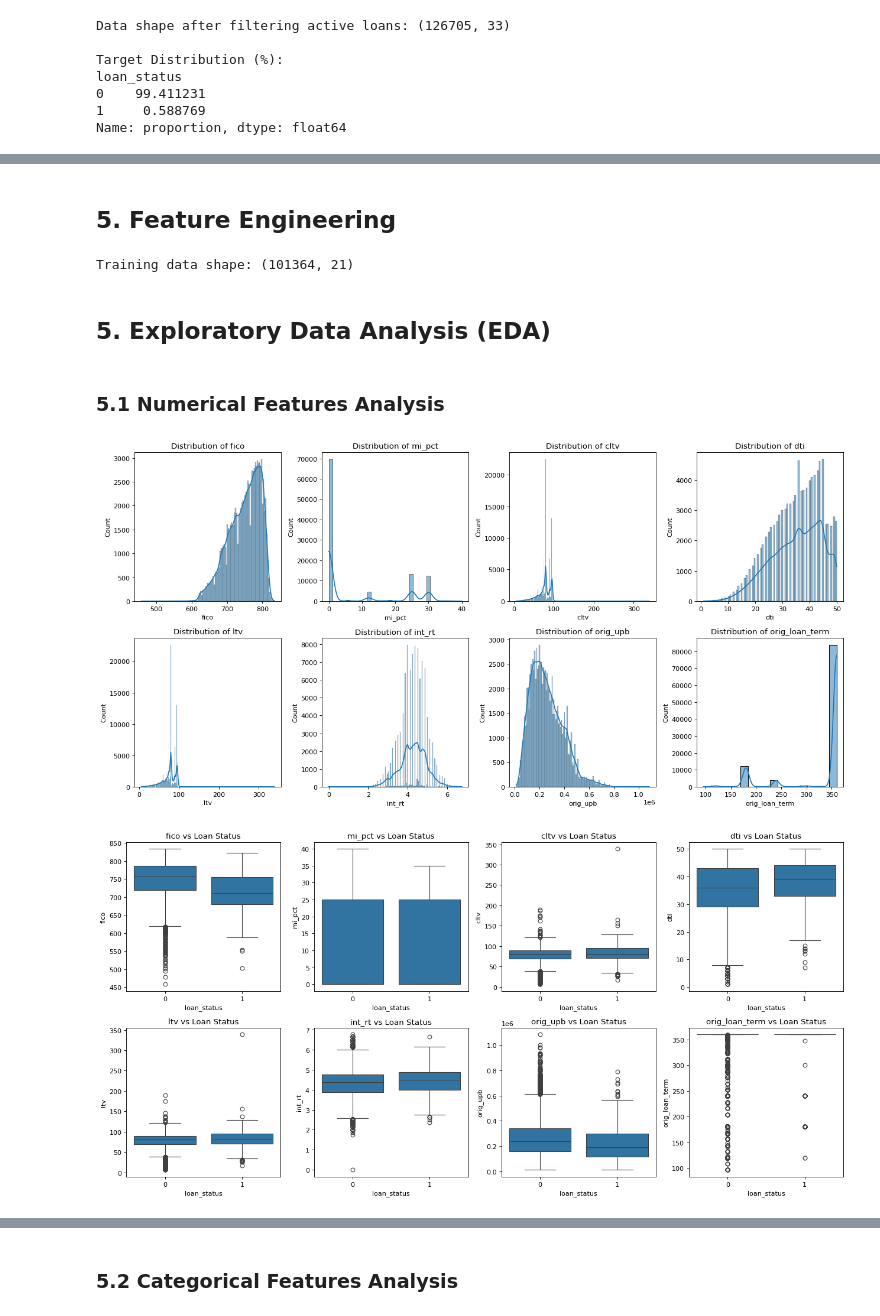
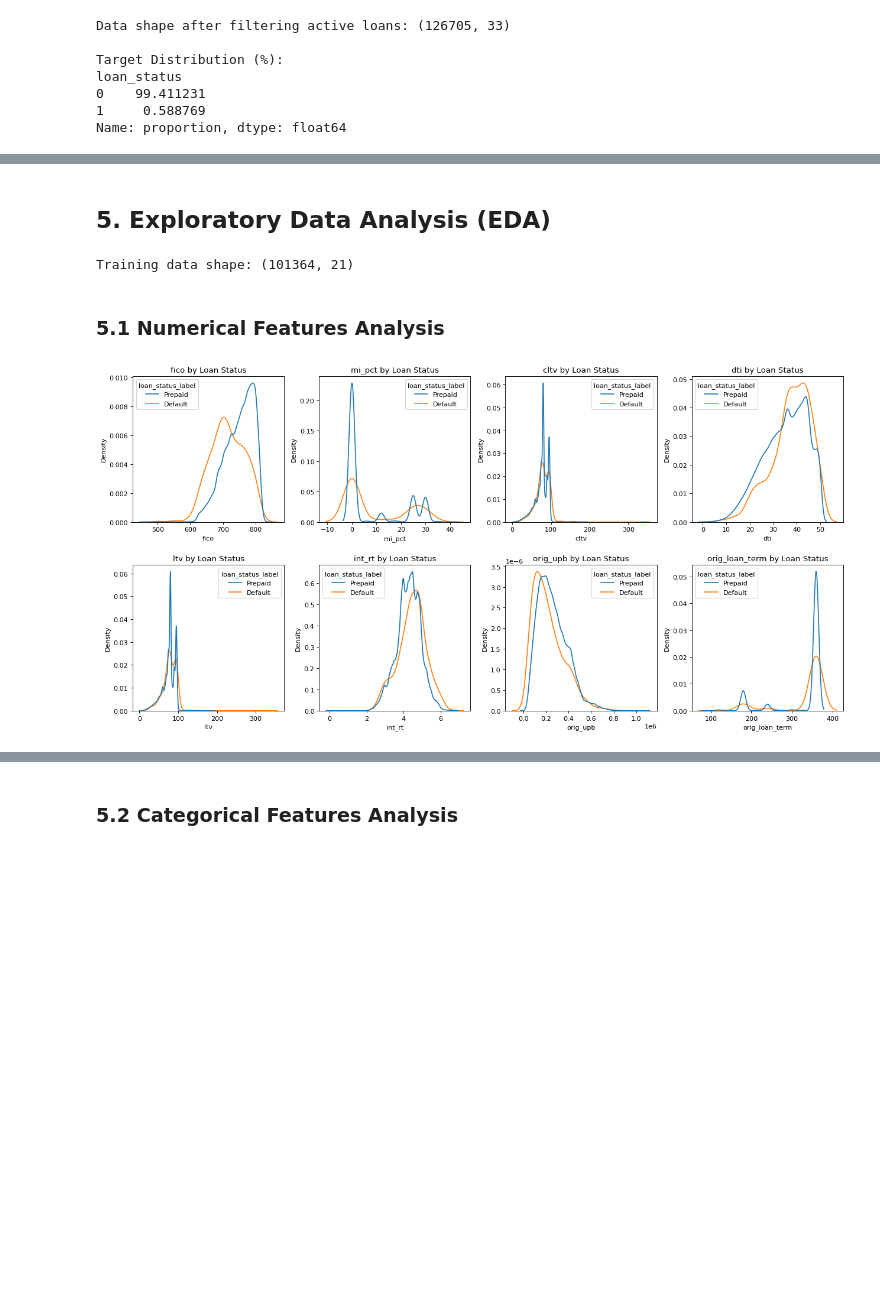
Before and after one commit to AwuoeZYC/Project_2, a Jupyter notebook: project2.ipynb, the cells around one changed output, grey strips where cells are left out. Saved outputs shown, nothing was run; the diff lists cells and outputs as text; code cells hidden in the pictures; blank space fills up the shorter version.

```diff
--- a/project2.ipynb
+++ b/project2.ipynb
@@ -166,4 +116,5 @@ cltv                       1        0.000789
 # %%
+# Check for columns with >90% missing values
 missing_pct = d_filtered.isna().mean()
 high_missing_cols = missing_pct[missing_pct > 0.9].index.tolist()
 print("Columns with >90% missing values:", high_missing_cols)
@@ -173,14 +124,18 @@ constant_cols = []
 for col in d_filtered.columns:
     if d_filtered[col].nunique(dropna=True) == 1:
         constant_cols.append(col)
-
 print("Columns with constant values:", constant_cols)
 
+# Drop identifier columns
 ide_cols = ['id_loan', 'seller_name', 'servicer_name']
+print("Identifier columns:", ide_cols)
 
-cols_to_drop = list(set(constant_cols + high_missing_cols + ide_cols))
-print("Columns to drop:", cols_to_drop)
+# Drop date columns redundant with 'orig_loan_term' (loan term is derived from first payment and maturity dates)
+date_cols = ['dt_first_pi', 'dt_matr']
+print("Date columns:", date_cols)
 
+# Drop columns with constant values, >90% missing values, and identifier columns
+cols_to_drop = list(set(constant_cols + high_missing_cols + ide_cols + date_cols))
 d_filtered = d_filtered.drop(columns=cols_to_drop, errors='ignore')
 # %% [output]
 Columns with >90% missing values: ['flag_sc', 'id_loan_rr', 'program_ind', 'rr_ind']
@@ -196,6 +152,7 @@ y = d_filtered['loan_status']
 # Stratified split to maintain class balance
 X_train, X_test, y_train, y_test = train_test_split(
     X, y,
+    shuffle= True,
     test_size=0.2,
     stratify=y,  # Maintain class distribution
     random_state=42
@@ -218,41 +176,35 @@ X_test[ord_cols] = ord_imputer.transform(X_test[ord_cols])
 cat_cols = ['cd_msa', 'mi_cancel_ind']
 X_train[cat_cols] = X_train[cat_cols].fillna('Unknown')
 X_test[cat_cols] = X_test[cat_cols].fillna('Unknown')
-# %% [markdown]
-## 5. Feature Engineering
-# %%
-# Drop original date columns
-X_train = X_train.drop(columns=['dt_first_pi', 'dt_matr'])
-X_test = X_test.drop(columns=['dt_first_pi', 'dt_matr'])
-
-# Combine training data for EDA
-train_df = pd.concat([X_train, y_train], axis=1)
-print("\nTraining data shape:", train_df.shape)
-# %% [output]
-Training data shape: (101364, 21)
 # %% [markdown]
 ## 5. Exploratory Data Analysis (EDA)
+# %%
+# Combine training data for EDA
+train_df = pd.concat([X_train, y_train], axis=1)
+print("\nTraining data shape:", train_df.shape)
+# %% [output]
+Training data shape: (101364, 21)
 # %% [markdown]
 ### 5.1 Numerical Features Analysis
 # %%
-num_cols = ['fico', 'mi_pct', 'cltv', 'dti', 'ltv', 'int_rt', 'orig_upb', 'orig_loan_term']
+num_cols = ['fico', 'mi_pct', 'cltv', 'dti', 'ltv', 'int_rt', 'orig_upb', 'orig_loan_term'] # Numerical columns
+n = 2 # Number of rows for subplots
+m = len(num_cols) // n + len(num_cols) % n # Number of columns for subplots
 
-# Distributions
-fig, axes = plt.subplots(2, 4, figsize=(16, 8))
+# Numerical feature distribution comparison by loan status
+train_df['loan_status_label'] = train_df['loan_status'].map({0: 'Prepaid', 1: 'Default'})
+
+fig, axes = plt.subplots(n, m, figsize=(16, 8))
+axes = axes.flatten()
+
 for i, col in enumerate(num_cols):
-    sns.histplot(train_df[col], ax=axes[i//4, i%4], kde=True)
-    axes[i//4, i%4].set_title(f'Distribution of {col}')
+    if col in train_df.columns:
+        sns.kdeplot(data=train_df, x=col, hue='loan_status_label', ax=axes[i], common_norm=False)
+        axes[i].set_title(f'{col} by Loan Status')
+        axes[i].set_xlabel(col)
+        axes[i].set_ylabel('Density')
+
 plt.tight_layout()
 plt.show()
-
-
-# Relationships with Target
-fig, axes = plt.subplots(2, 4, figsize=(16, 8))
-for i, col in enumerate(num_cols):
-    sns.boxplot(x='loan_status', y=col, data=train_df, ax=axes[i//4, i%4])
-    axes[i//4, i%4].set_title(f'{col} vs Loan Status')
-plt.tight_layout()
-plt.show()
 # %% [output]
-[figure, old version]
+[figure, new version]
-[figure, removed]
```
Also changed, not shown: parts of 36 cells of this notebook.
